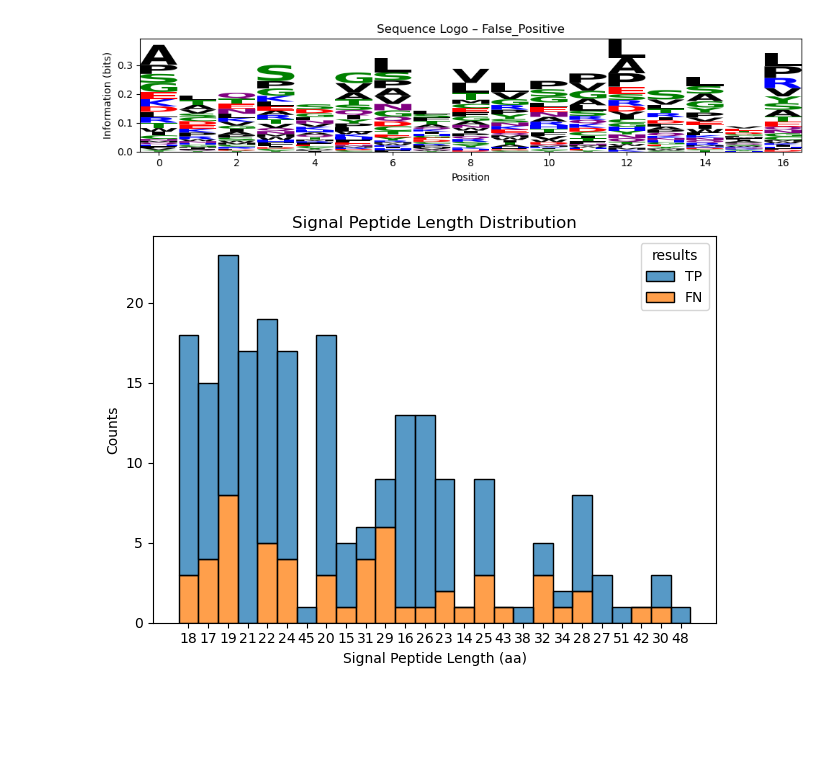
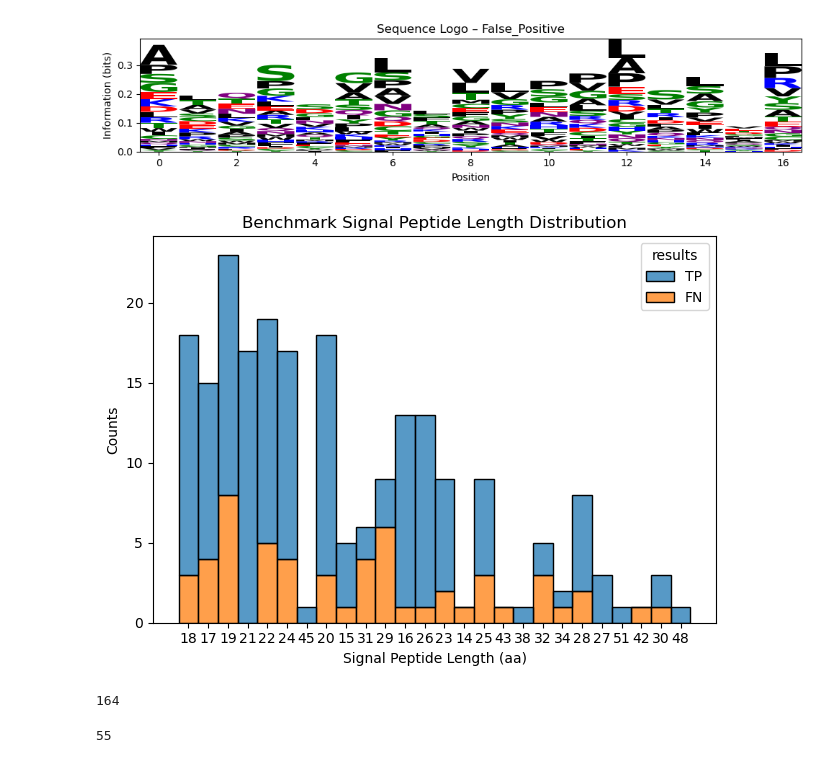
Before and after one commit to Anomalocaris98/LB2_project_group_9, a Jupyter notebook: Analysis of Results/Analysis_benchmark_results.ipynb, the cells around one changed output. Drawn from its saved outputs; the diff is of its cells as text; code cells hidden in the pictures; blank space fills up the shorter version.

```diff
--- a/Analysis of Results/Analysis_benchmark_results.ipynb
+++ b/Analysis of Results/Analysis_benchmark_results.ipynb
@@ -262,26 +262,26 @@ for name, seqs in logo_sets.items():
 # %%
 # Keep only TRUE positives (positive = 1)
 length_df = df[df["positive/negative"] == 1].copy()
 
 # Compute signal peptide length using SP cleavage column
 # (because SP starts at position 1)
 length_df["sp_length"] = length_df["SP cleavage"]
 
 # Plot histogram grouped by prediction results (TP, FP, FN, TN)
 sns.histplot(
     data=length_df,
     x="sp_length",
     hue="results",
     multiple="stack",   # stacked histogram
     bins=20             # adjust if needed
 )
 
-plt.title("Signal Peptide Length Distribution")
+plt.title("Benchmark Signal Peptide Length Distribution")
 plt.ylabel("Counts")
 plt.xlabel("Signal Peptide Length (aa)")
 
 plt.tight_layout()
 plt.savefig("SignalPeptide_length_distribution.png", dpi=300)
 plt.show()
 # %% [output]
-[figure, old version]
+[figure, new version]
@@ -287,0 +335,8 @@ plt.show()
+# %%
+len(list_benchmark_tp)
+# %% [output]
+164
+# %%
+len(list_benchmark_fn)
+# %% [output]
+55
```
Also changed, not shown: parts of 11 cells of this notebook, 5 other files.
